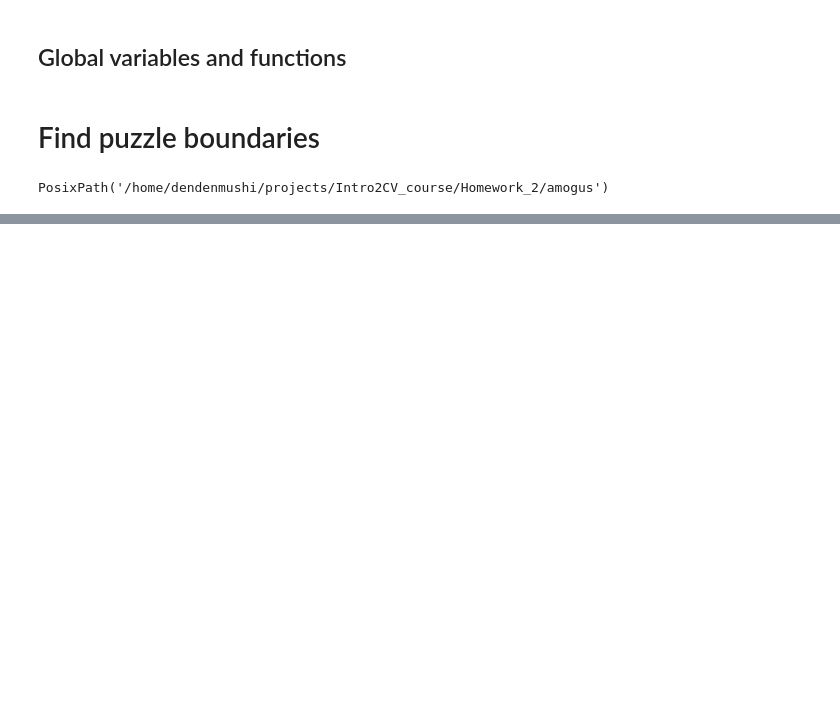
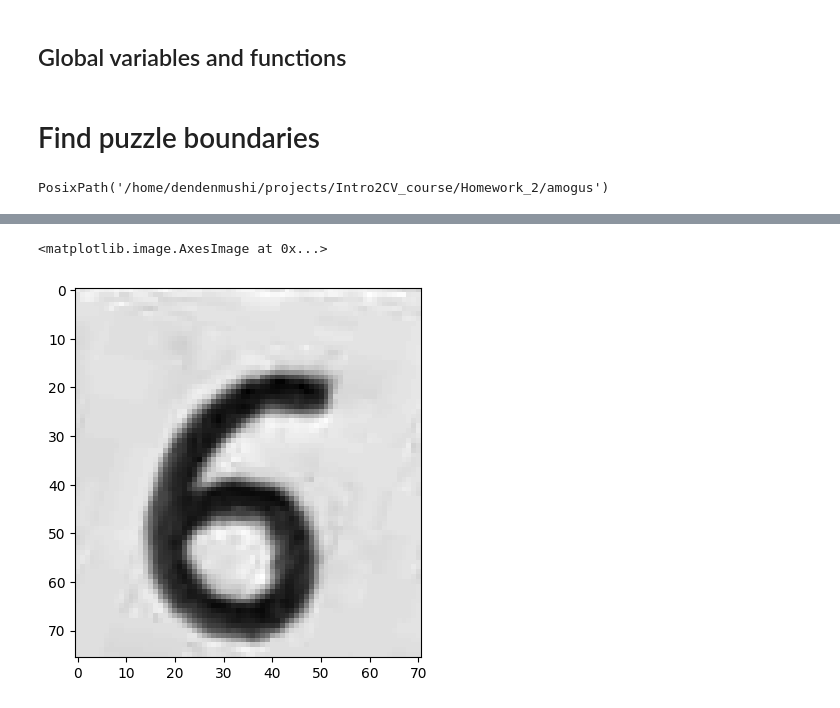
Before and after one commit to DenDenMushi999/Intro2CV_course, a Jupyter notebook: Homework_2/HW2_handle.ipynb, the cells around one changed output, grey strips where cells are left out. Drawn from its saved outputs; the diff is of its cells as text; code cells hidden in the pictures; blank space fills up the shorter version.

```diff
--- a/Homework_2/HW2_handle.ipynb
+++ b/Homework_2/HW2_handle.ipynb
@@ -138,0 +416,5 @@ len(TRAIN_IMG_NAMES)
+# %%
+plt.imshow(puzzle_cells[1][3], cmap='gray')
+# %% [output]
+<matplotlib.image.AxesImage at 0x...>
+[figure, added]
```
Also changed, not shown: parts of 30 cells of this notebook, 5 other files.
